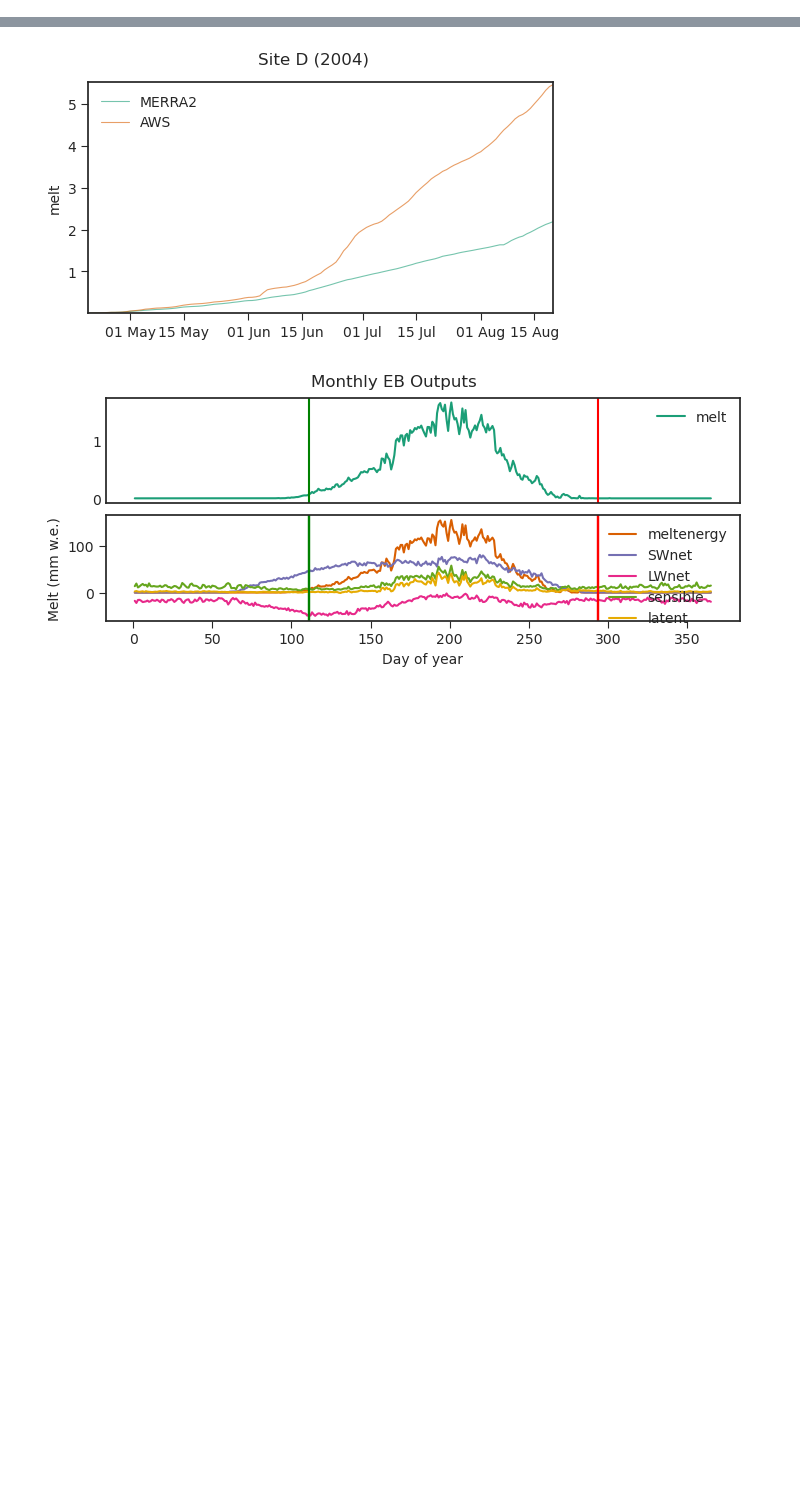
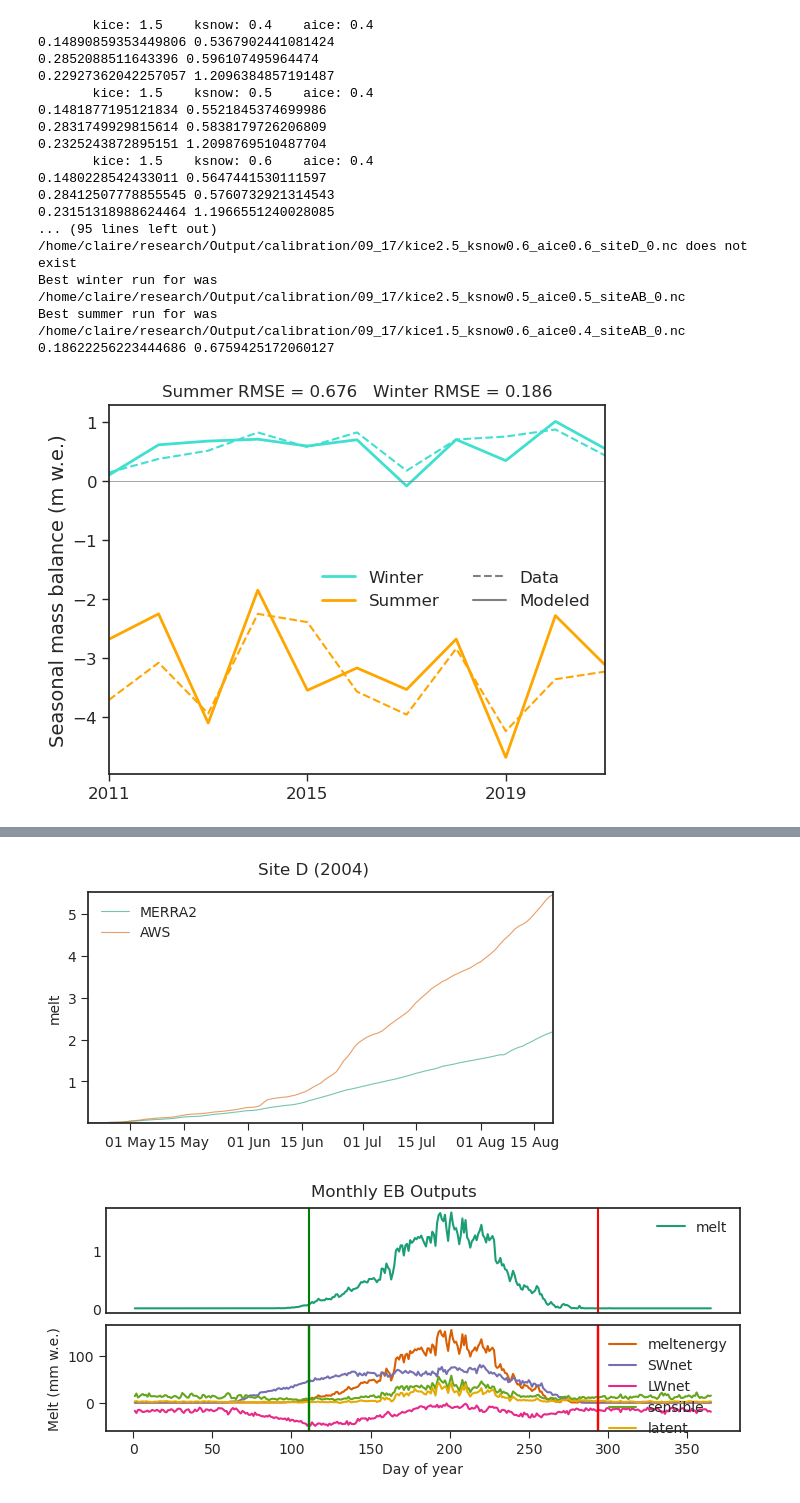
Before and after one commit to clairevwilson/PyGEM-EB, a Jupyter notebook: calibration_plotting.ipynb, the cells around one changed output, grey strips where cells are left out. Drawn from its saved outputs; the diff is of its cells as text; code cells hidden in the pictures; blank space fills up the shorter version.

```diff
--- a/calibration_plotting.ipynb
+++ b/calibration_plotting.ipynb
@@ -50 +11,61 @@ Best summer run for site D was a=0.5, k=3, RMSE 1.124485028959123
+# %%
+data_fp = '/home/claire/research/MB_data/Gulkana/Input_Gulkana_Glaciological_Data.csv'
+path_out = '/home/claire/research/Output/calibration/09_17/'
+plot_site = 'AB'
+aa = [0.4,0.5,0.6]
+kkii = [1.5,2,2.5]
+kkss = [0.4,0.5,0.6]
+params = np.array([aa,kkii,kkss])
+winter_result = np.ones((3,len(aa),len(kkii),len(kkss)))
+summer_result = np.ones((3,len(aa),len(kkii),len(kkss)))
+site_avg_winter = np.ones((len(aa),len(kkii),len(kkss)))
+site_avg_summer = np.ones((len(aa),len(kkii),len(kkss)))
+label = []
+
+for i,a_ice in enumerate(aa):
+    for j,k_ice in enumerate(kkii):
+        for k,k_snow in enumerate(kkss):
+            print(f'       kice: {k_ice}    ksnow: {k_snow}    aice: {a_ice}')
+            label.append(f'{path_out}kice{k_ice}_ksnow{k_snow}_aice{a_ice}_site{plot_site}_0.nc')
+            for s,site in enumerate(['AB','B','D']):
+                fn = f'{path_out}kice{k_ice}_ksnow{k_snow}_aice{a_ice}_site{site}_0.nc'
+                try:
+                    ds,startdate,enddate = getds(fn)
+                    winter,summer = seasonal_mass_balance(data_fp,ds,site=site,method='MAE')
+                    winter_result[s,i,j,k] = winter
+                    summer_result[s,i,j,k] = summer
+                except:
+                    winter_result[s,i,j,k] = winter*1e6
+                    summer_result[s,i,j,k] = summer*1e6
+                    print(fn+' does not exist')
+            site_avg_winter[i,j,k] = np.mean(winter_result[:,i,j,k])
+            site_avg_summer[i,j,k] = np.mean(summer_result[:,i,j,k])
+best_winter = np.argmin(site_avg_winter)
+best_summer = np.argmin(site_avg_summer)
+
+print(f'Best winter run for was '+label[best_winter])
+print(f'Best summer run for was '+label[best_summer])
+ds = xr.open_dataset(label[best_summer])
+fig,ax = seasonal_mass_balance(data_fp,ds,site=plot_site,plot=True)
+fig.suptitle(f'Best summer run between all sites, at site {plot_site}')
+plt.savefig('/home/claire/research/Output/calibration/best_summer.png',dpi=200)
+# %% [output]
+       kice: 1.5    ksnow: 0.4    aice: 0.4
+0.14890859353449806 0.5367902441081424
+0.2852088511643396 0.596107495964474
+0.22927362042257057 1.2096384857191487
+       kice: 1.5    ksnow: 0.5    aice: 0.4
+0.1481877195121834 0.5521845374699986
+0.2831749929815614 0.5838179726206809
+0.2325243872895151 1.2098769510487704
+       kice: 1.5    ksnow: 0.6    aice: 0.4
+0.1480228542433011 0.5647441530111597
+0.28412507778855545 0.5760732921314543
+0.23151318988624464 1.1966551240028085
+... (95 lines left out)
+/home/claire/research/Output/calibration/09_17/kice2.5_ksnow0.6_aice0.6_siteD_0.nc does not exist
+Best winter run for was /home/claire/research/Output/calibration/09_17/kice2.5_ksnow0.5_aice0.5_siteAB_0.nc
+Best summer run for was /home/claire/research/Output/calibration/09_17/kice1.5_ksnow0.6_aice0.4_siteAB_0.nc
+0.18622256223444686 0.6759425172060127
+[figure, added]
 # %%
```
Also changed, not shown: parts of 3 cells of this notebook, 7 other files.
